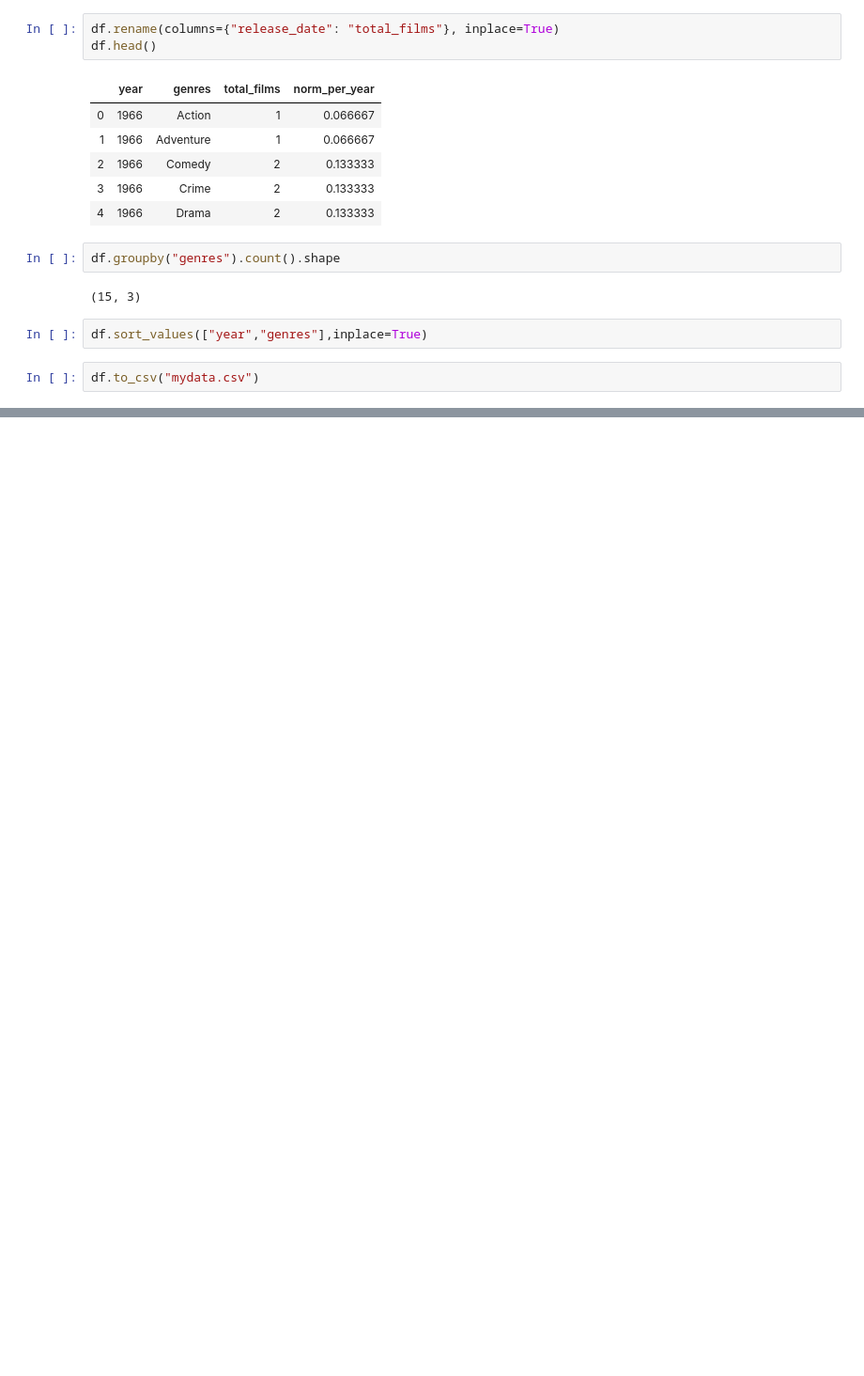
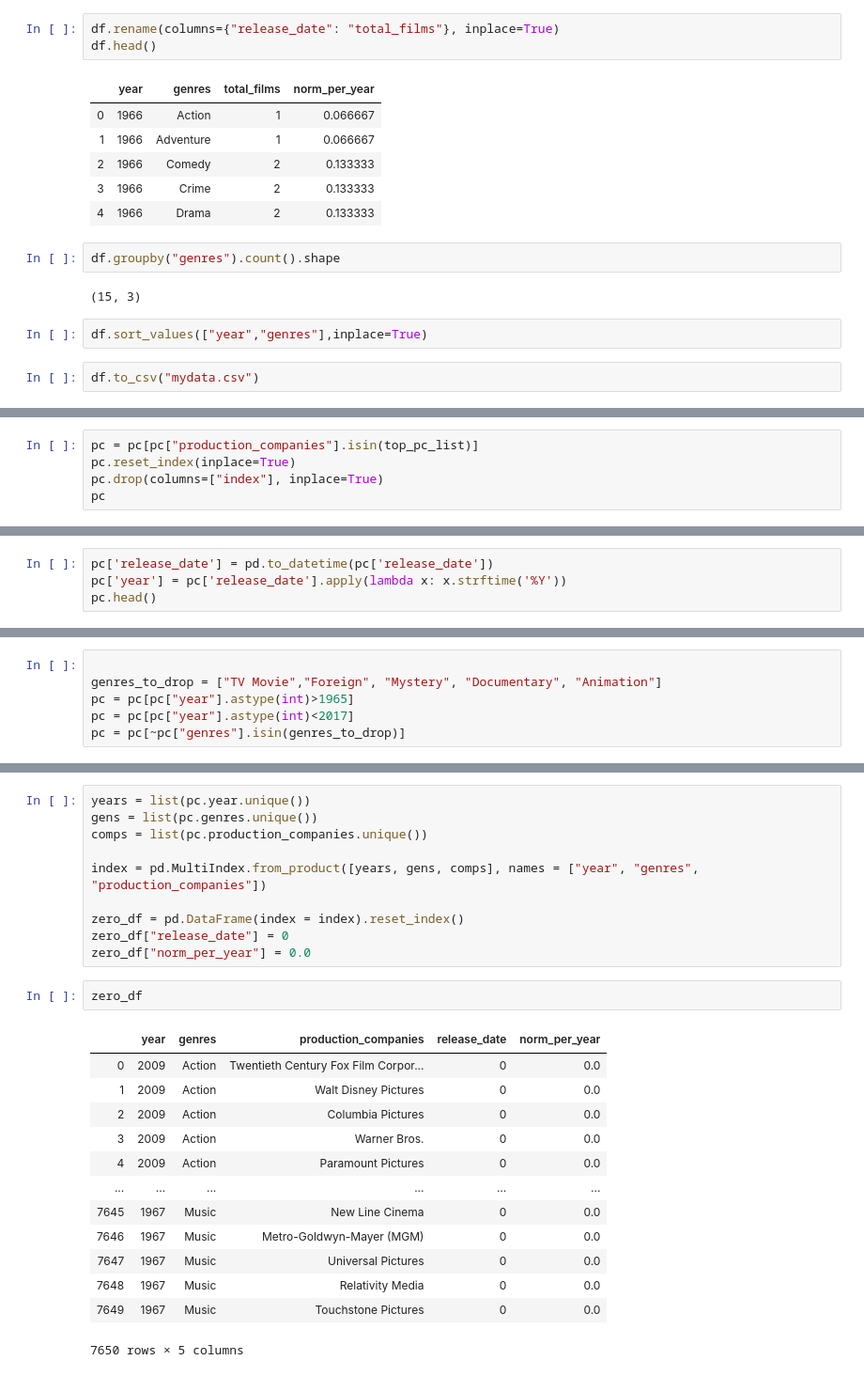
Before and after one commit to com-480-data-visualization/com-480-project-vizzybussy, a Jupyter notebook: streamgraph_data.ipynb, the cells around one changed output, grey strips where cells are left out. Shown at 94% size. Drawn from its saved outputs; the diff is of its cells as text; blank space fills up the shorter version.

Commit message:
Get data for production houses

```diff
--- a/streamgraph_data.ipynb
+++ b/streamgraph_data.ipynb
@@ -183,0 +238,5 @@ Drama, comedy, action and thriller are the most common genres to be found in fil
+# %%
+pc = pc[pc["production_companies"].isin(top_pc_list)]
+pc.reset_index(inplace=True)
+pc.drop(columns=["index"], inplace=True)
+pc
@@ -183,0 +257,4 @@ Drama, comedy, action and thriller are the most common genres to be found in fil
+# %%
+pc['release_date'] = pd.to_datetime(pc['release_date'])
+pc['year'] = pc['release_date'].apply(lambda x: x.strftime('%Y'))
+pc.head()
@@ -183,0 +268,6 @@ Drama, comedy, action and thriller are the most common genres to be found in fil
+# %%
+
+genres_to_drop = ["TV Movie","Foreign", "Mystery", "Documentary", "Animation"]
+pc = pc[pc["year"].astype(int)>1965]
+pc = pc[pc["year"].astype(int)<2017]
+pc = pc[~pc["genres"].isin(genres_to_drop)]
@@ -183,0 +294,26 @@ Drama, comedy, action and thriller are the most common genres to be found in fil
+# %%
+years = list(pc.year.unique())
+gens = list(pc.genres.unique())
+comps = list(pc.production_companies.unique())
+
+index = pd.MultiIndex.from_product([years, gens, comps], names = ["year", "genres", "production_companies"])
+
+zero_df = pd.DataFrame(index = index).reset_index()
+zero_df["release_date"] = 0
+zero_df["norm_per_year"] = 0.0
+# %%
+zero_df
+# %% [output]
+|  | year | genres | production_companies | release_date | norm_per_year |
+| 0 | 2009 | Action | Twentieth Century Fox Film Corpor... | 0 | 0.0 |
+| 1 | 2009 | Action | Walt Disney Pictures | 0 | 0.0 |
+| 2 | 2009 | Action | Columbia Pictures | 0 | 0.0 |
+| 3 | 2009 | Action | Warner Bros. | 0 | 0.0 |
+| 4 | 2009 | Action | Paramount Pictures | 0 | 0.0 |
+| ... | ... | ... | ... | ... | ... |
+| 7645 | 1967 | Music | New Line Cinema | 0 | 0.0 |
+| 7646 | 1967 | Music | Metro-Goldwyn-Mayer (MGM) | 0 | 0.0 |
+| 7647 | 1967 | Music | Universal Pictures | 0 | 0.0 |
+| 7648 | 1967 | Music | Relativity Media | 0 | 0.0 |
+| 7649 | 1967 | Music | Touchstone Pictures | 0 | 0.0 |
+7650 rows × 5 columns
```
Also changed, not shown: parts of 22 cells of this notebook, 1 other file.
